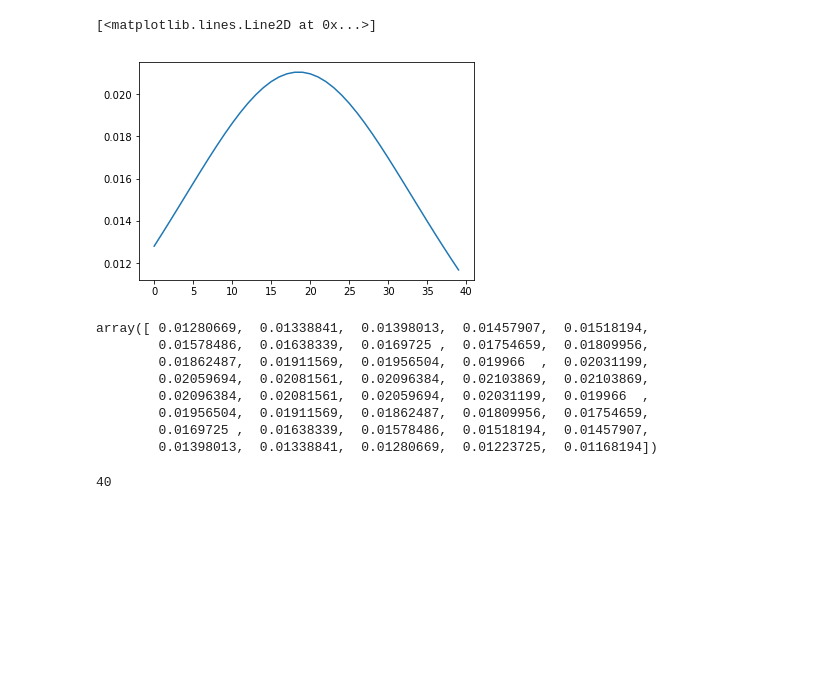
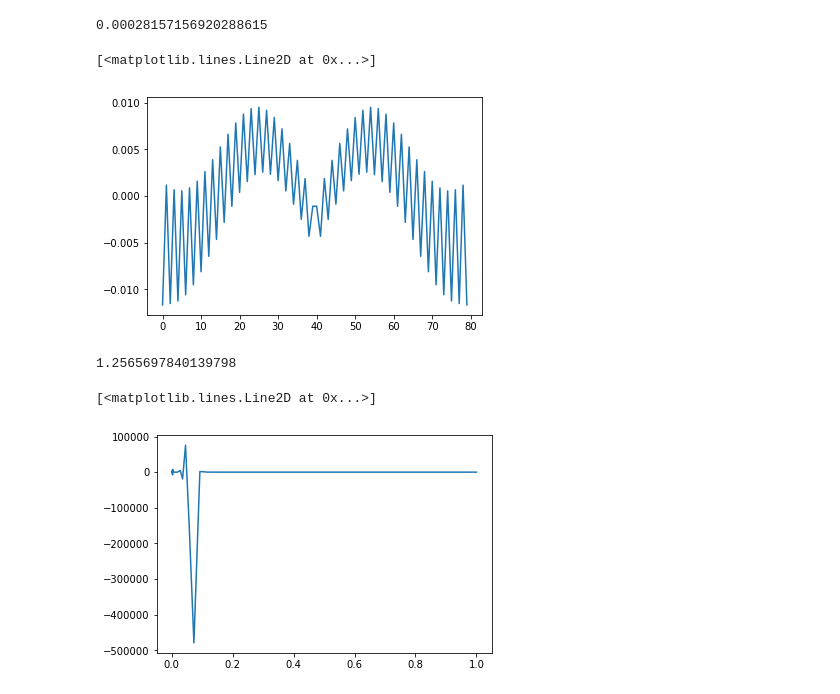
Before and after one commit to dmitrydi/pd_lapl, a Jupyter notebook: testing_book.ipynb, the cells around one changed output. Drawn from its saved outputs; the diff is of its cells as text; code cells hidden in the pictures; blank space fills up the shorter version.

```diff
--- a/testing_book.ipynb
+++ b/testing_book.ipynb
@@ -33,0 +8,11 @@ print(time()-t)
+# %%
+xwd = 0
+ywd = 0
+zwd = 0
+outer_bound = "infinite"
+top_bound = "imp"
+bottom_bound = "imp"
+wtype = "frac"
+params = {"nseg": 40, "kx": 1., "ky": 1., "kz": 1., "omega": 1, "lambda": 1, "Fcd":1}
+# %%
+well = LaplWell(xwd, ywd, zwd, outer_bound, top_bound, bottom_bound, wtype, params)
@@ -34,20 +93,9 @@ print(time()-t)
+# %%
+well.p_lapl
+# %% [output]
+0.00028157156920288615
 # %%
-plt.plot(m[19,:])
+plt.plot(well.source_distrib)
 # %% [output]
 [<matplotlib.lines.Line2D at 0x...>]
-[figure, old version]
+[figure, new version]
-# %%
-m[19,:]
-# %% [output]
-array([ 0.01280669,  0.01338841,  0.01398013,  0.01457907,  0.01518194,
-        0.01578486,  0.01638339,  0.0169725 ,  0.01754659,  0.01809956,
-        0.01862487,  0.01911569,  0.01956504,  0.019966  ,  0.02031199,
-        0.02059694,  0.02081561,  0.02096384,  0.02103869,  0.02103869,
-        0.02096384,  0.02081561,  0.02059694,  0.02031199,  0.019966  ,
-        0.01956504,  0.01911569,  0.01862487,  0.01809956,  0.01754659,
-        0.0169725 ,  0.01638339,  0.01578486,  0.01518194,  0.01457907,
-        0.01398013,  0.01338841,  0.01280669,  0.01223725,  0.01168194])
-# %%
-len(coords[20,:])
-# %% [output]
-40
@@ -53,0 +108,4 @@ len(coords[20,:])
+# %%
+real_well.get_pw(1)
+# %% [output]
+1.2565697840139798
@@ -53,0 +118,5 @@ len(coords[20,:])
+# %%
+plt.plot(tds, pws)
+# %% [output]
+[<matplotlib.lines.Line2D at 0x...>]
+[figure, added]
```
Also changed, not shown: parts of 14 cells of this notebook, 5 other files.
